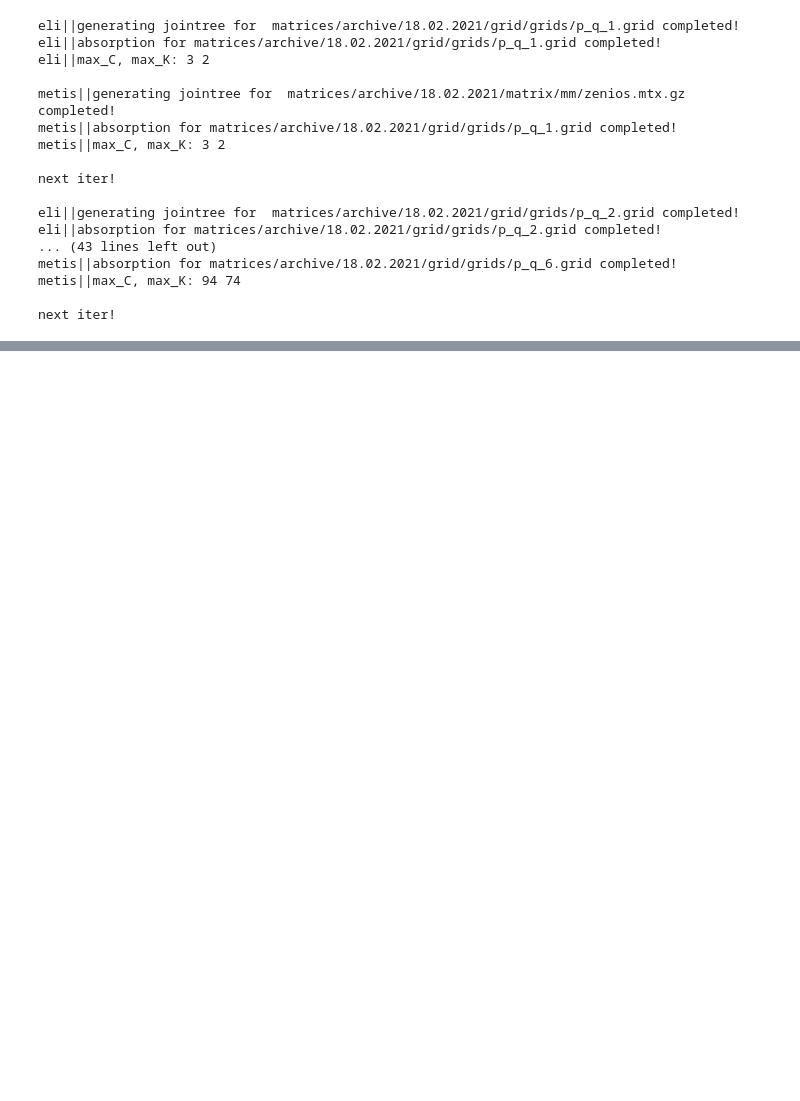
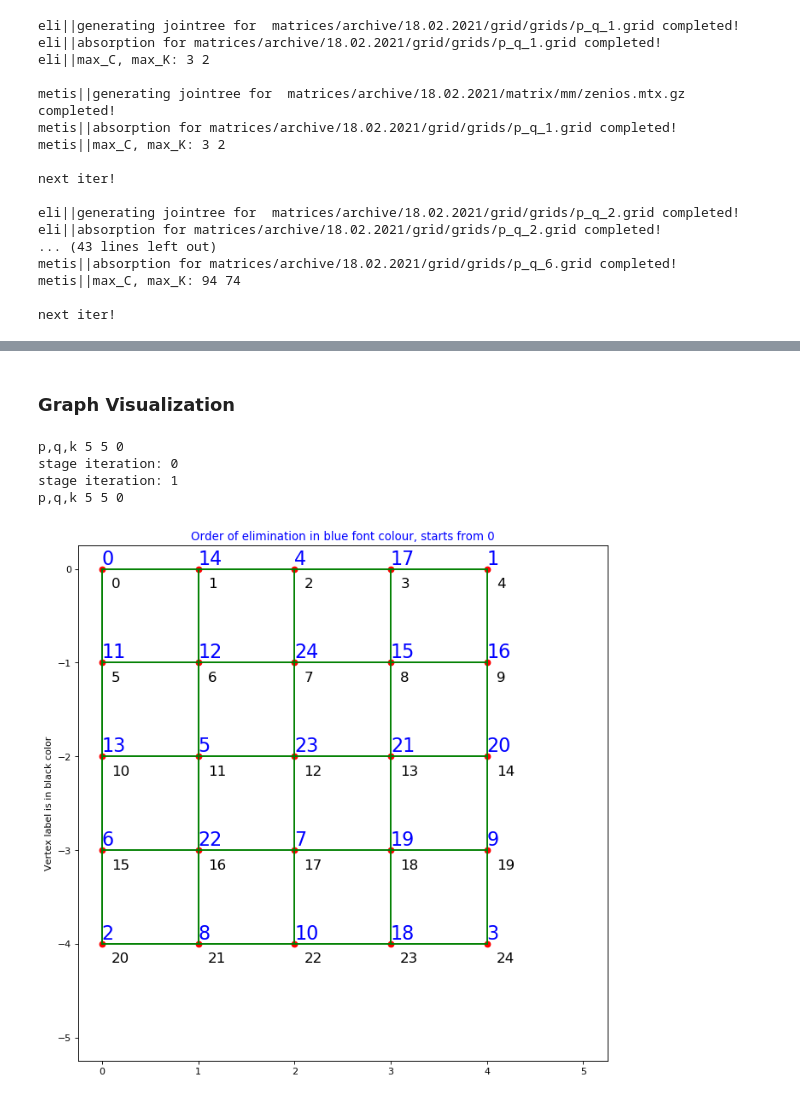
Before and after one commit to berylgithub/eli, a Jupyter notebook: elimination_ordering.ipynb, the cells around one changed output, grey strips where cells are left out. Cells and saved outputs as stored; diff of their text form; code cells hidden in the pictures; blank space fills up the shorter version.

Commit message:
added grids visualization

```diff
--- a/elimination_ordering.ipynb
+++ b/elimination_ordering.ipynb
@@ -1803,0 +1803,71 @@ df.style.format({
+# %% [markdown]
+### Graph Visualization
+# %%
+import matplotlib.pyplot as plt
+from matplotlib.pyplot import figure
+
+figure(num=None, figsize=(10, 10), dpi=80, facecolor='w', edgecolor='k')
+
+
+def connectpoints(x,y,p1,p2):
+    x1, x2 = x[p1], x[p2]
+    y1, y2 = y[p1], y[p2]
+    plt.plot([x1,x2],[y1,y2],'g-')
+
+
+p=5 #grid row
+q=5 #grid col
+grid = grid_generator(p,q,0) #generate grid matrix
+
+#elimination ordering:
+e, w, first_zero, last_zero, merge_forest, deleted = initialize(grid) #must be on global scope
+elimination_ordering(grid)
+
+grid = grid_generator(p,q,0) #re-generate grid for plot
+#grid to coordinate for plot:
+x = np.array(list(range(q))*p)
+y = -1*np.array([[i for i in range(p)] for j in range(q)]).T.flatten()
+
+#plot the coordinates
+plt.plot(x,y, 'ro')
+
+for i in range(grid.shape[0]):
+    conn_idxs = np.where(grid[i] == 1)[0]
+    for conn in conn_idxs:
+        connectpoints(x,y,i,conn)
+
+#connectpoints(x,y,0,1)
+#connectpoints(x,y,1,2)
+
+fontsize = 20
+
+#annotate with the elimination ordering:
+for i in range(len(e)):
+    #annotation indexes, (x ,y) = i mod q, -1*int(i/q), where i \in e
+    order = e[i]
+    x_idx = order%q
+    y_idx = -1*int(order/q)
+    #print("order, x_idx, y_idx",order, x_idx, y_idx)
+    plt.annotate(str(i), (x_idx, y_idx+0.05), fontsize=fontsize, color="blue")
+#annotate label:
+k = 0
+for i in range(p):
+    for j in range(q):
+        plt.annotate(str(k), (j+0.1,-(i+0.2)), fontsize=fontsize-5)
+        k+=1
+
+
+#plt.axis('equal')
+ax = plt.gca()
+c = 0.25
+ax.set_xlim([-c,p+c])
+ax.set_ylim([-c-q,c])
+plt.title("Order of elimination in blue font colour, starts from 0", color="blue")
+ax.set_ylabel("Vertex label is in black color")
+plt.show()
+# %% [output]
+p,q,k 5 5 0
+stage iteration: 0
+stage iteration: 1
+p,q,k 5 5 0
+[figure, added]
```
Also changed, not shown: parts of 5 cells of this notebook.
